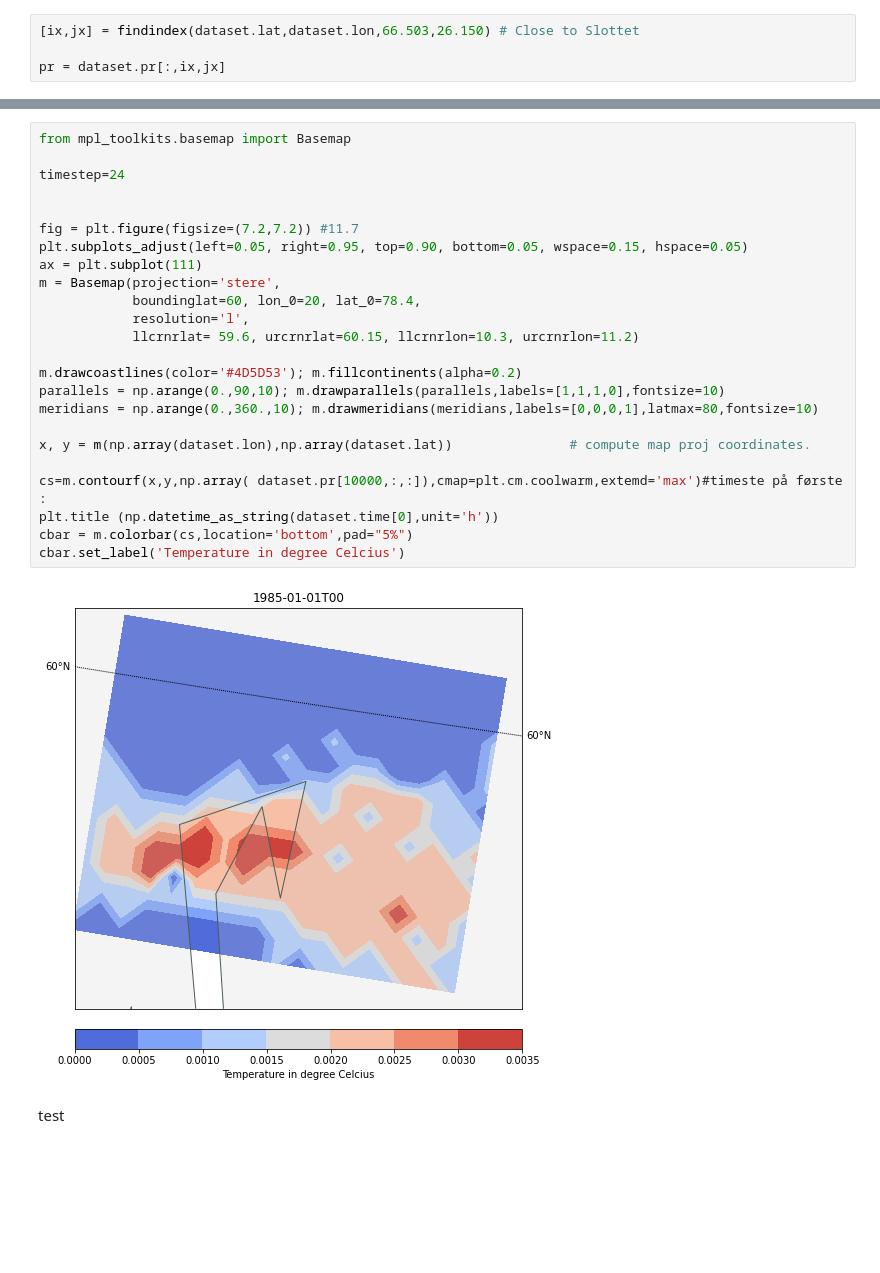
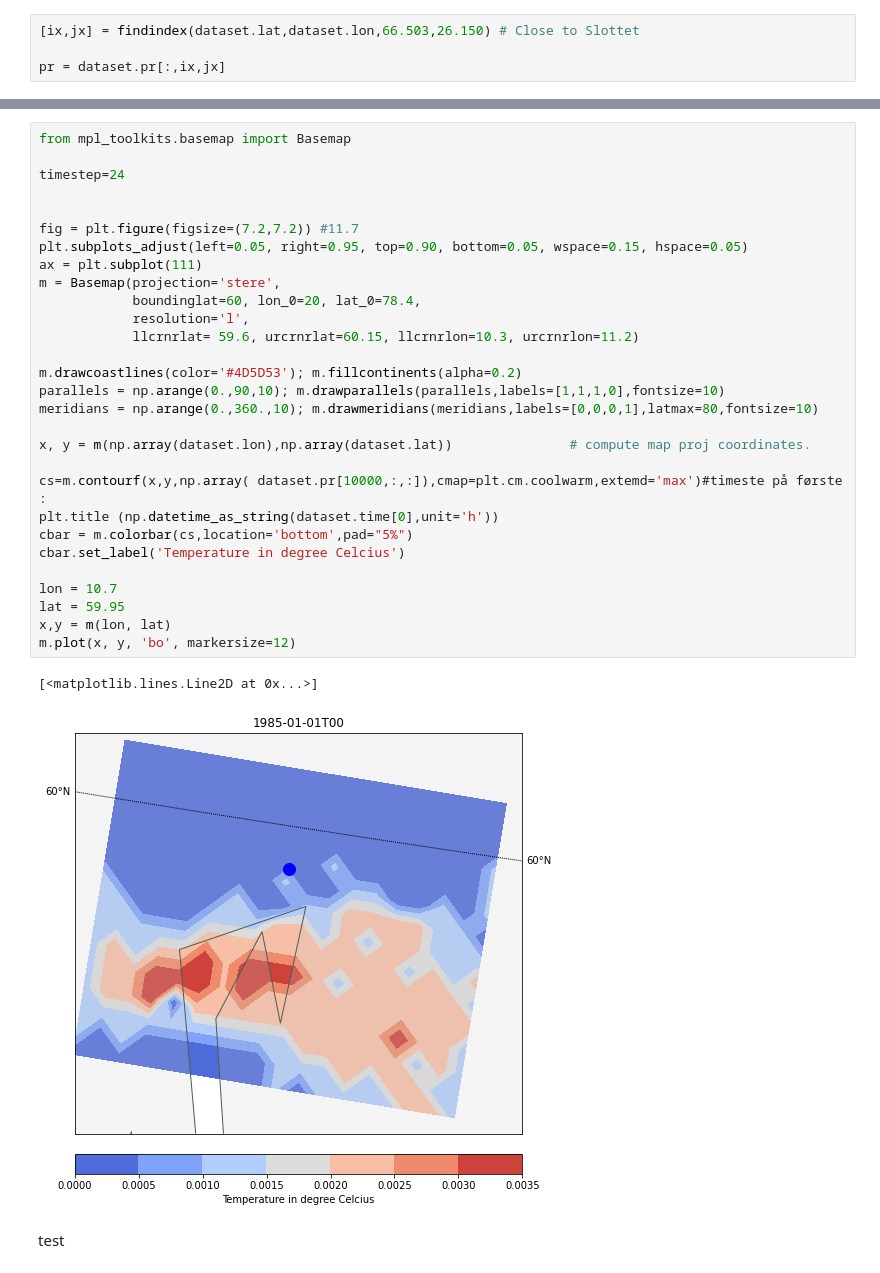
Before and after one commit to eirikngard/GEO4902, a Jupyter notebook: read_nc.ipynb, the cells around one changed output, grey strips where cells are left out. Saved outputs shown, nothing was run; the diff lists cells and outputs as text; blank space fills up the shorter version.

```diff
--- a/read_nc.ipynb
+++ b/read_nc.ipynb
@@ -57,28 +57,34 @@ Attributes:
 # %%
 from mpl_toolkits.basemap import Basemap
 
 timestep=24
 
 
 fig = plt.figure(figsize=(7.2,7.2)) #11.7
 plt.subplots_adjust(left=0.05, right=0.95, top=0.90, bottom=0.05, wspace=0.15, hspace=0.05)
 ax = plt.subplot(111)
 m = Basemap(projection='stere',
             boundinglat=60, lon_0=20, lat_0=78.4,
             resolution='l',
             llcrnrlat= 59.6, urcrnrlat=60.15, llcrnrlon=10.3, urcrnrlon=11.2)
 
 m.drawcoastlines(color='#4D5D53'); m.fillcontinents(alpha=0.2)
 parallels = np.arange(0.,90,10); m.drawparallels(parallels,labels=[1,1,1,0],fontsize=10)
 meridians = np.arange(0.,360.,10); m.drawmeridians(meridians,labels=[0,0,0,1],latmax=80,fontsize=10)
 
 x, y = m(np.array(dataset.lon),np.array(dataset.lat))               # compute map proj coordinates.
 
 cs=m.contourf(x,y,np.array( dataset.pr[10000,:,:]),cmap=plt.cm.coolwarm,extemd='max')#timeste på første :
 plt.title (np.datetime_as_string(dataset.time[0],unit='h'))
 cbar = m.colorbar(cs,location='bottom',pad="5%")
 cbar.set_label('Temperature in degree Celcius')
+
+lon = 10.7
+lat = 59.95
+x,y = m(lon, lat)
+m.plot(x, y, 'bo', markersize=12)
 # %% [output]
+[<matplotlib.lines.Line2D at 0x...>]
-[figure, old version]
+[figure, new version]
 # %% [markdown]
 test
```
